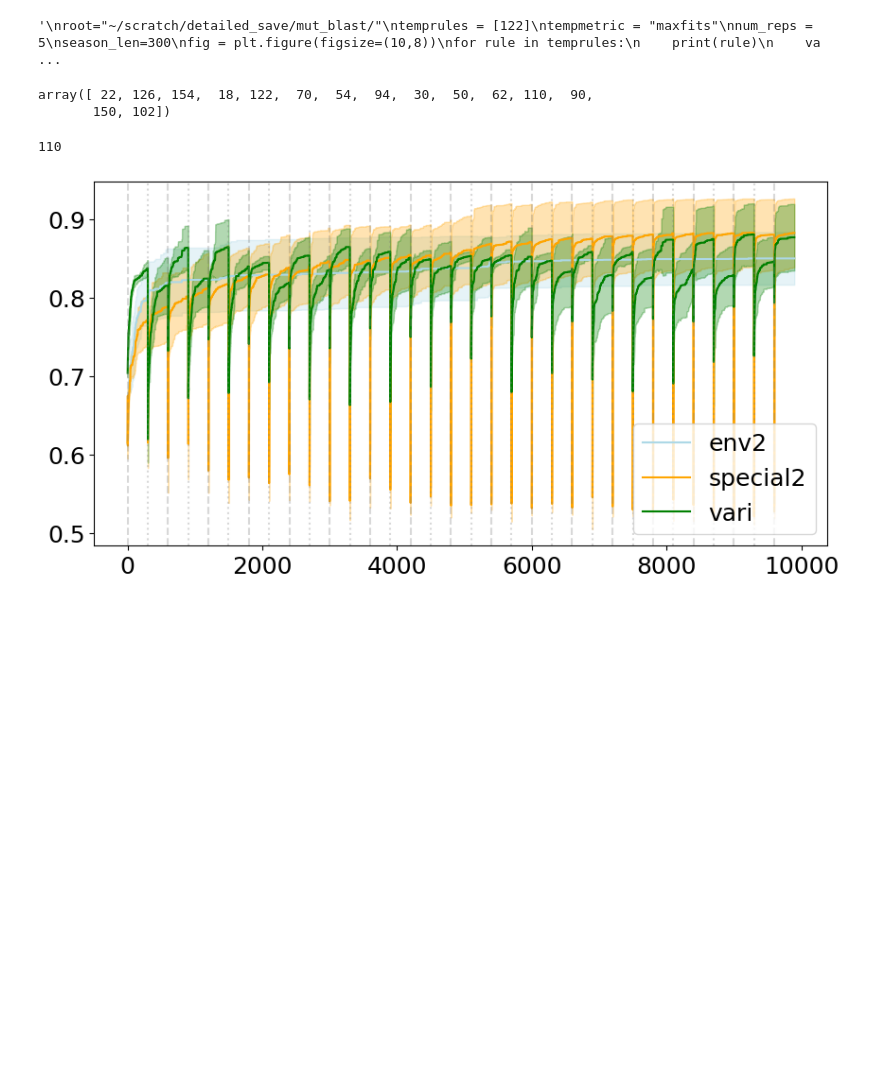
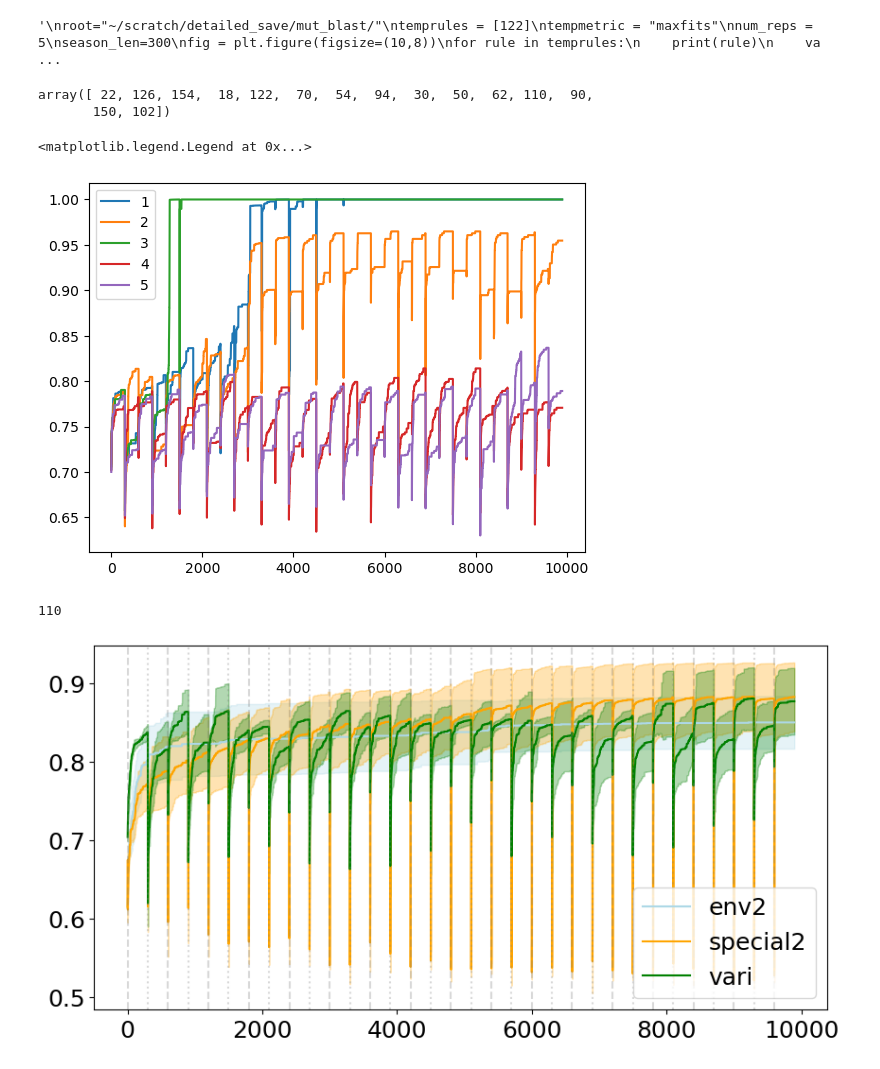
Before and after one commit to Cpetak/CA_GRN2, a Jupyter notebook: variable_maxave_alt.ipynb, the cells around one changed output. Saved outputs shown, nothing was run; the diff lists cells and outputs as text; code cells hidden in the pictures; blank space fills up the shorter version.

```diff
--- a/variable_maxave_alt.ipynb
+++ b/variable_maxave_alt.ipynb
@@ -174,3 +176,10 @@ vari_maxs=[v[:9899] for v in vari_maxs] #so that it is not 100 gens into a new s
+# %%
+for i,v in enumerate(vari_maxs):
+    plt.plot(v,label=i+1)
+plt.legend()
+# %% [output]
+<matplotlib.legend.Legend at 0x...>
+[figure, added]
 # %%
 print(rule)
 # %% [output]
```
Also changed, not shown: parts of 1 cell of this notebook, 1 other file.
